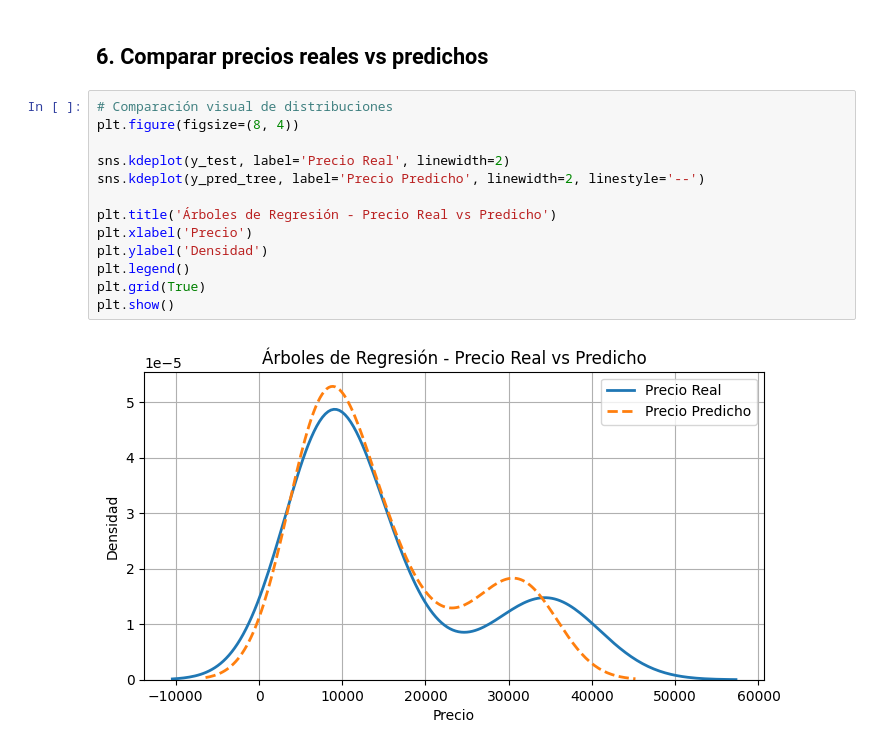
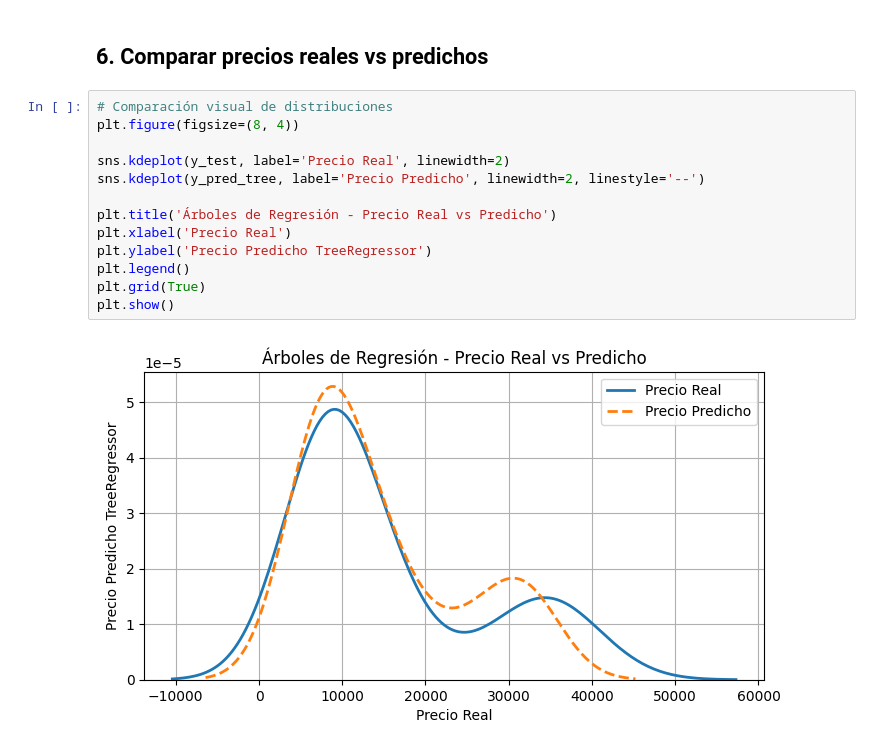
Before and after one commit to Jose-Gabriel-Rodriguez/MachineLearning, a Jupyter notebook: Unidad2/3_Arboles_Regresion_Automobile.ipynb, the cells around one changed output. Drawn from its saved outputs; the diff is of its cells as text.

```diff
--- a/Unidad2/3_Arboles_Regresion_Automobile.ipynb
+++ b/Unidad2/3_Arboles_Regresion_Automobile.ipynb
@@ -133,15 +133,15 @@ Aunque el RMSE pueda parecer alto para autos baratos, el modelo logra explicar e
 # %%
 # Comparación visual de distribuciones
 plt.figure(figsize=(8, 4))
 
 sns.kdeplot(y_test, label='Precio Real', linewidth=2)
 sns.kdeplot(y_pred_tree, label='Precio Predicho', linewidth=2, linestyle='--')
 
 plt.title('Árboles de Regresión - Precio Real vs Predicho')
-plt.xlabel('Precio')
-plt.ylabel('Densidad')
+plt.xlabel('Precio Real')
+plt.ylabel('Precio Predicho TreeRegressor')
 plt.legend()
 plt.grid(True)
 plt.show()
 # %% [output]
-[figure, old version]
+[figure, new version]
```
